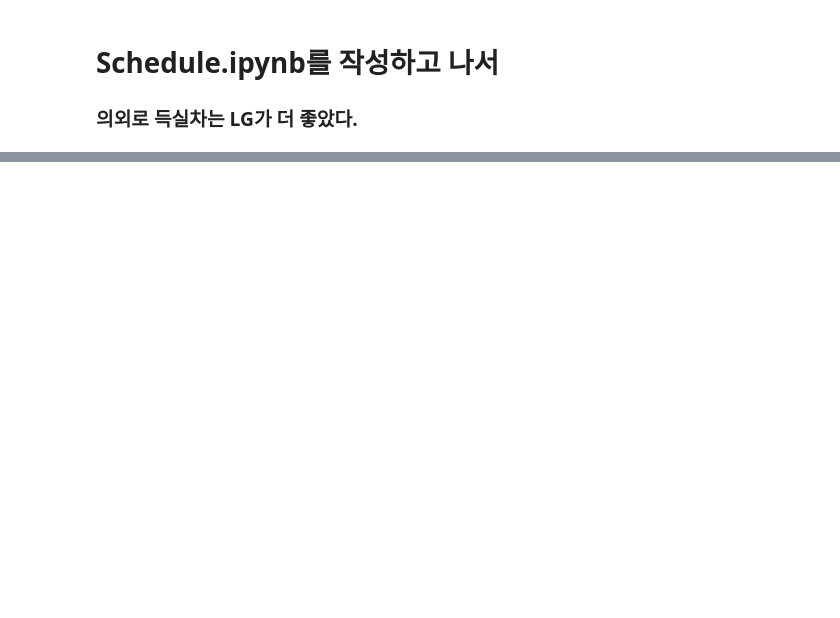
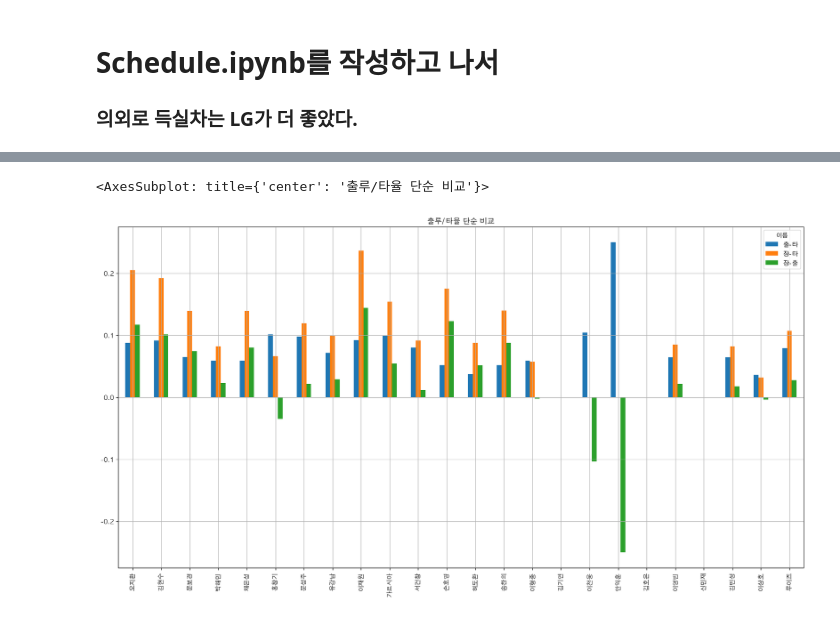
Before and after one commit to JorimJoram/BaseBall_Posting, a Jupyter notebook: Data_Crawling/SSG.ipynb, the cells around one changed output, grey strips where cells are left out. Saved outputs shown, nothing was run; the diff lists cells and outputs as text; code cells hidden in the pictures; blank space fills up the shorter version.

```diff
--- a/Data_Crawling/SSG.ipynb
+++ b/Data_Crawling/SSG.ipynb
@@ -71,0 +141,5 @@ plt.figure(figsize=(30,5))
+# %%
+test[["출-타", "장-타", "장-출"]].plot(kind='bar', figsize=(20,10), title="출루/타율 단순 비교", grid=True)
+# %% [output]
+<AxesSubplot: title={'center': '출루/타율 단순 비교'}>
+[figure, added]
```
Also changed, not shown: parts of 13 cells of this notebook.
